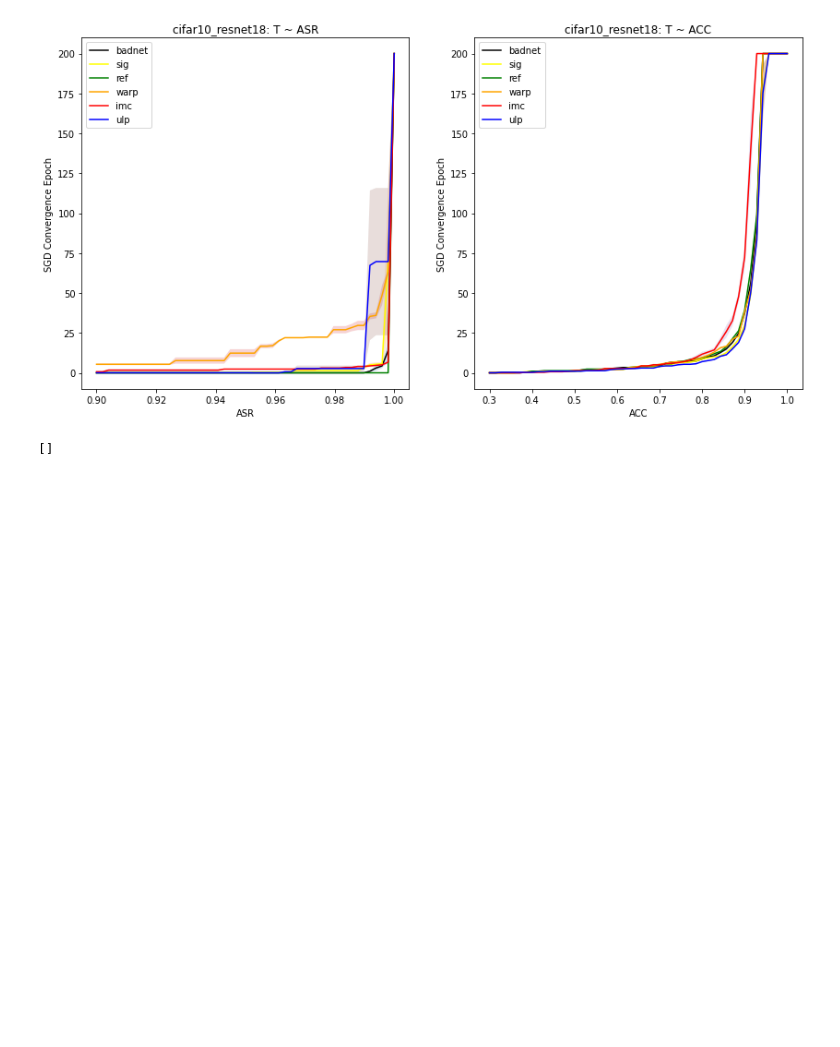
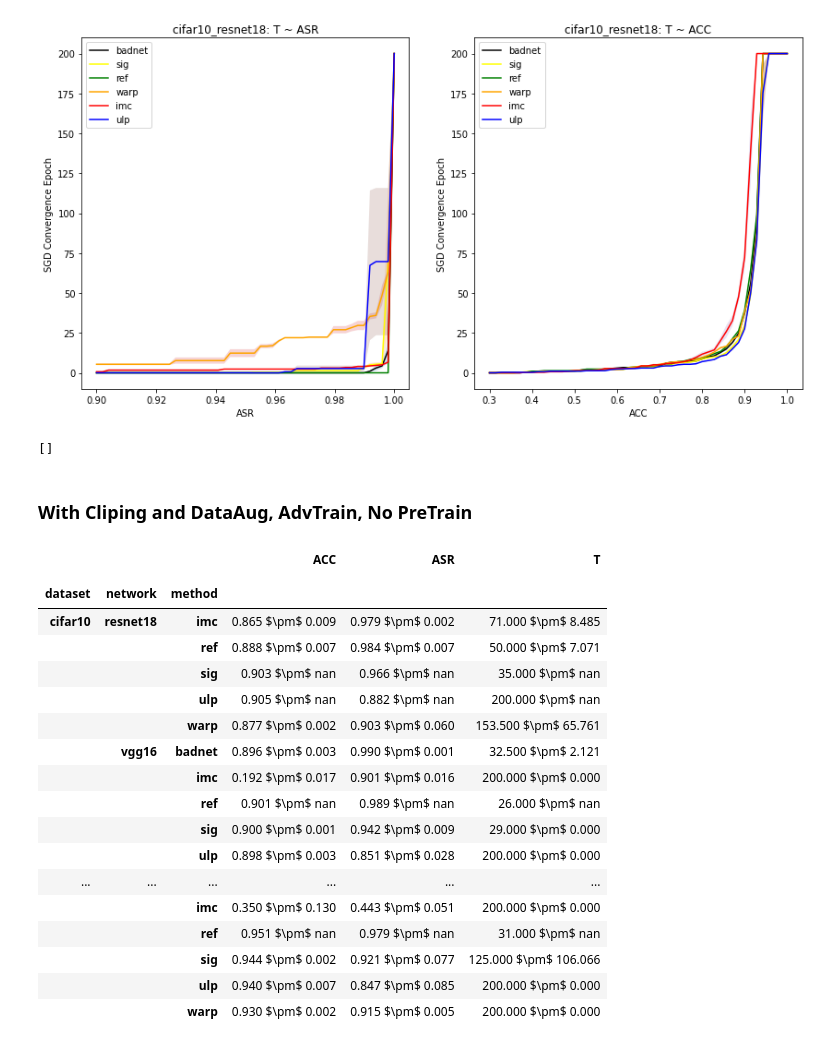
Before and after one commit to TrellixVulnTeam/UAPAttack_Y7IH, a Jupyter notebook: notebook/Experiment_Log_Process.ipynb, the cells around one changed output. Cells and saved outputs as stored; diff of their text form; code cells hidden in the pictures; blank space fills up the shorter version.

```diff
--- a/notebook/Experiment_Log_Process.ipynb
+++ b/notebook/Experiment_Log_Process.ipynb
@@ -379,3 +381,33 @@ if len(cmd_list):
 cmd_list
 # %% [output]
 []
+# %% [markdown]
+### With Cliping and DataAug, AdvTrain, No PreTrain
+# %%
+agg_dict = res_dict.loc[((res_dict['use_clip']) & (res_dict['use_transform']) & (res_dict['use_advtrain']) & (~res_dict['use_pretrain']))]
+agg_dict = agg_dict[['dataset', 'network', 'method', 'acc', 'asr', 't']].groupby(by=['dataset', 'network', 'method']).agg(func=['mean', 'std'])
+agg_dict['ACC'] = agg_dict['acc']['mean'].round(3).apply(lambda x: '{:,.3f}'.format(x)).astype('str') + r' $\pm$ ' + agg_dict['acc']['std'].round(3).apply(lambda x: '{:,.3f}'.format(x)).astype('str')
+agg_dict['ASR'] = agg_dict['asr']['mean'].round(3).apply(lambda x: '{:,.3f}'.format(x)).astype('str') + r' $\pm$ ' + agg_dict['asr']['std'].round(3).apply(lambda x: '{:,.3f}'.format(x)).astype('str')
+agg_dict['T'] =agg_dict['t']['mean'].round(3).apply(lambda x: '{:,.3f}'.format(x)).astype('str') + r' $\pm$ ' + agg_dict['t']['std'].round(3).apply(lambda x: '{:,.3f}'.format(x)).astype('str')
+agg_dict[['ACC', 'ASR', 'T']].columns = ['ACC', 'ASR', 'T']
+agg_dict[['ACC', 'ASR', 'T']]
+# %% [output]
+|  |  |  | ACC | ASR | T |
+|  |  |  |  |  |  |
+| dataset | network | method |  |  |  |
+| cifar10 | resnet18 | imc | 0.865 $\pm$ 0.009 | 0.979 $\pm$ 0.002 | 71.000 $\pm$ 8.485 |
+|  |  | ref | 0.888 $\pm$ 0.007 | 0.984 $\pm$ 0.007 | 50.000 $\pm$ 7.071 |
+|  |  | sig | 0.903 $\pm$ nan | 0.966 $\pm$ nan | 35.000 $\pm$ nan |
+|  |  | ulp | 0.905 $\pm$ nan | 0.882 $\pm$ nan | 200.000 $\pm$ nan |
+|  |  | warp | 0.877 $\pm$ 0.002 | 0.903 $\pm$ 0.060 | 153.500 $\pm$ 65.761 |
+|  | vgg16 | badnet | 0.896 $\pm$ 0.003 | 0.990 $\pm$ 0.001 | 32.500 $\pm$ 2.121 |
+|  |  | imc | 0.192 $\pm$ 0.017 | 0.901 $\pm$ 0.016 | 200.000 $\pm$ 0.000 |
+|  |  | ref | 0.901 $\pm$ nan | 0.989 $\pm$ nan | 26.000 $\pm$ nan |
+|  |  | sig | 0.900 $\pm$ 0.001 | 0.942 $\pm$ 0.009 | 29.000 $\pm$ 0.000 |
+|  |  | ulp | 0.898 $\pm$ 0.003 | 0.851 $\pm$ 0.028 | 200.000 $\pm$ 0.000 |
+| ... | ... | ... | ... | ... | ... |
+|  |  | imc | 0.350 $\pm$ 0.130 | 0.443 $\pm$ 0.051 | 200.000 $\pm$ 0.000 |
+|  |  | ref | 0.951 $\pm$ nan | 0.979 $\pm$ nan | 31.000 $\pm$ nan |
+|  |  | sig | 0.944 $\pm$ 0.002 | 0.921 $\pm$ 0.077 | 125.000 $\pm$ 106.066 |
+|  |  | ulp | 0.940 $\pm$ 0.007 | 0.847 $\pm$ 0.085 | 200.000 $\pm$ 0.000 |
+|  |  | warp | 0.930 $\pm$ 0.002 | 0.915 $\pm$ 0.005 | 200.000 $\pm$ 0.000 |
```
Also changed, not shown: parts of 7 cells of this notebook, 6 other files.
